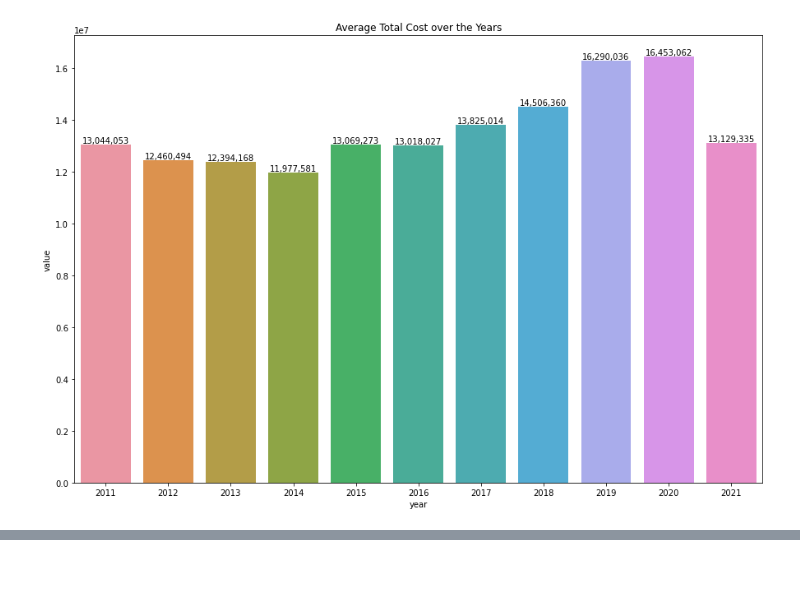
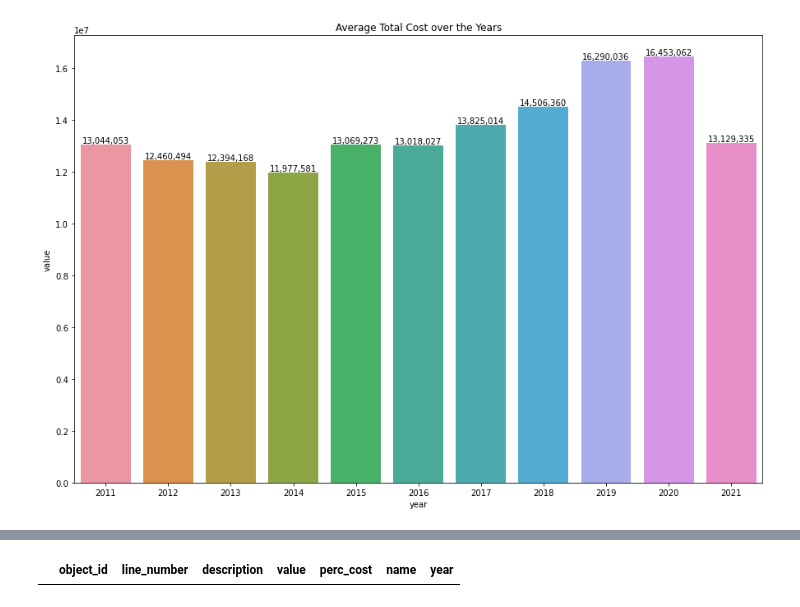
Before and after one commit to Vidhi-H-Patel/990-Project, a Jupyter notebook: Final_analysis.ipynb, the cells around one changed output, grey strips where cells are left out. Cells and saved outputs as stored; diff of their text form; code cells hidden in the pictures; blank space fills up the shorter version.

```diff
--- a/Final_analysis.ipynb
+++ b/Final_analysis.ipynb
@@ -173,0 +198,4 @@ data_year.bar_label(container, labels=[f'{x:,.0f}' for x in container.datavalues
+# %%
+total_cost
+# %% [output]
+|  | object_id | line_number | description | value | perc_cost | name | year |
```
Also changed, not shown: parts of 9 cells of this notebook.
